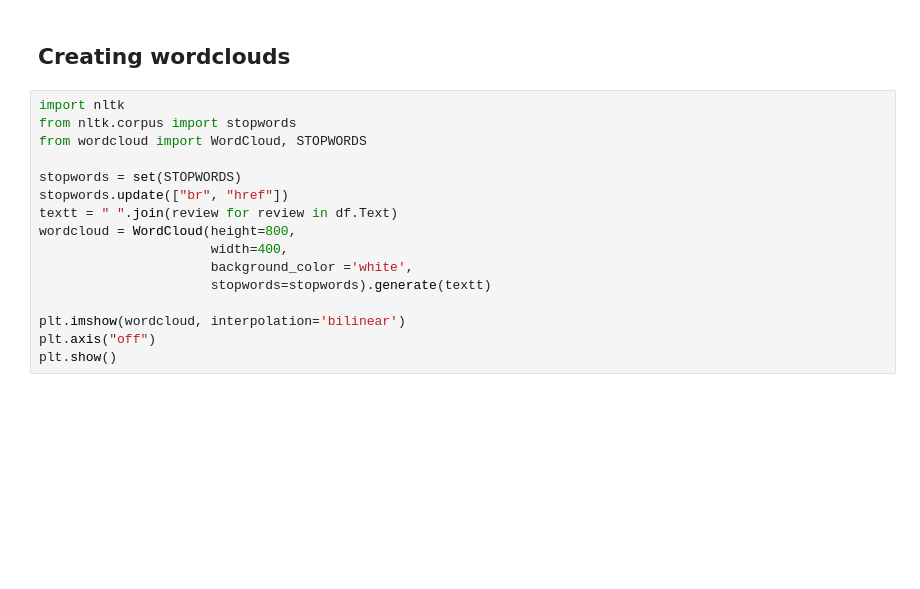
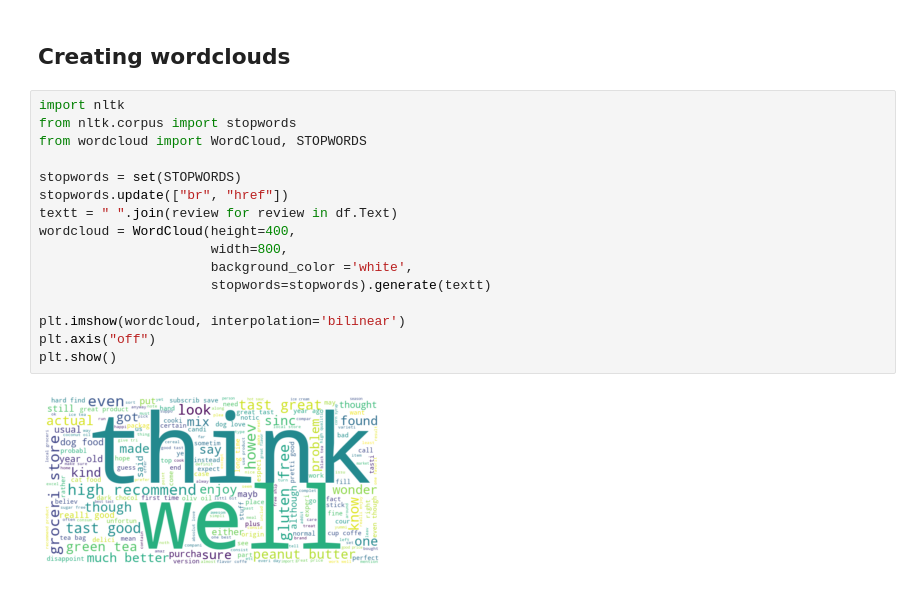
Before and after one commit to shivani-nandani/sentiment-analysis, a Jupyter notebook: codes/data_analysis.ipynb, the cells around one changed output. Saved outputs shown, nothing was run; the diff lists cells and outputs as text; blank space fills up the shorter version.

```diff
--- a/codes/data_analysis.ipynb
+++ b/codes/data_analysis.ipynb
@@ -169,16 +169,18 @@ We see that on an average, most users bought the product only once.
 # %%
 import nltk
 from nltk.corpus import stopwords
 from wordcloud import WordCloud, STOPWORDS
 
 stopwords = set(STOPWORDS)
 stopwords.update(["br", "href"])
 textt = " ".join(review for review in df.Text)
-wordcloud = WordCloud(height=800,
-                      width=400,
+wordcloud = WordCloud(height=400,
+                      width=800,
                       background_color ='white',
                       stopwords=stopwords).generate(textt)
 
 plt.imshow(wordcloud, interpolation='bilinear')
 plt.axis("off")
 plt.show()
+# %% [output]
+[figure, added]
```
